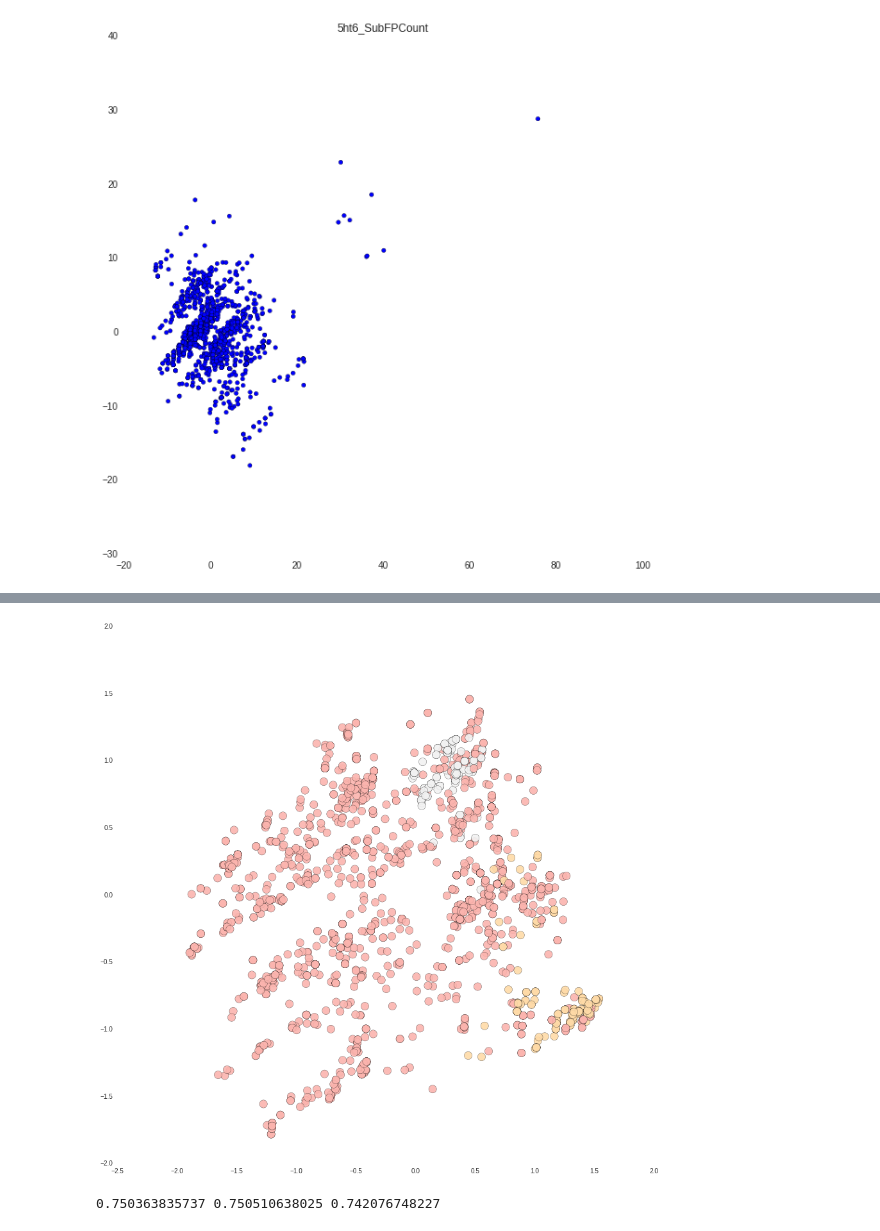
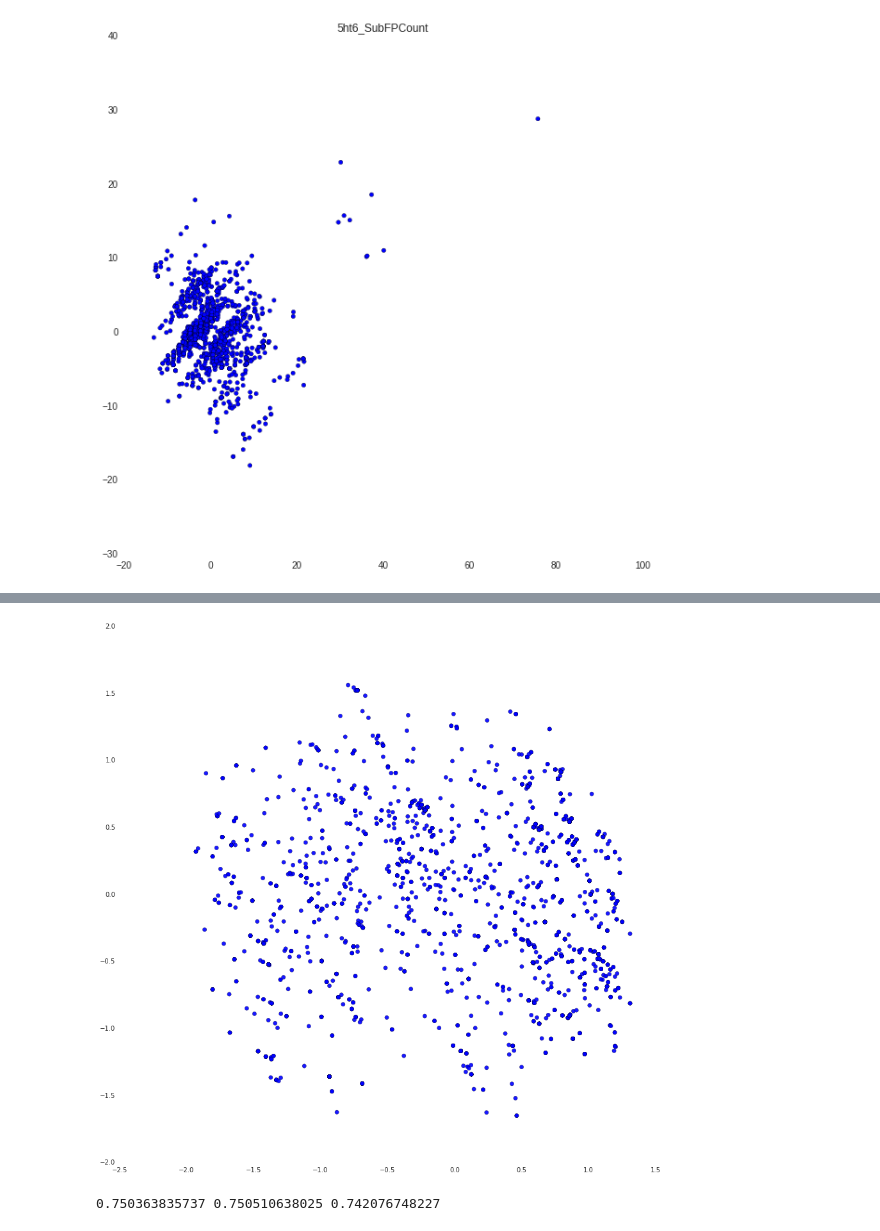
Before and after one commit to gmum/mlls2015, a Jupyter notebook: notebooks/staszek_sketchbook.ipynb, the cells around one changed output, grey strips where cells are left out. Saved outputs shown, nothing was run; the diff lists cells and outputs as text; code cells hidden in the pictures.

```diff
--- a/notebooks/staszek_sketchbook.ipynb
+++ b/notebooks/staszek_sketchbook.ipynb
@@ -175,2 +154,0 @@ data.values()[0]
-# %%
-preprocess_fncs = preprocess_fncs
@@ -461,0 +311,2 @@ print X.shape
+# %%
+protein, fingerprint = proteins[1], fingerprints[0]
@@ -480,14 +745,15 @@ colors = np.array(colors)
 # %%
+import seaborn
 %matplotlib inline
 plt.figure(figsize=(15,15))
 # f, ax = plt.subplots(1,1)
 # for j, cluster in enumerate(clusters[0:2]):
 #     X_pca_picked = X_pca[colors==j,:]
 #     cols = np.array([j for k in range(X_pca_picked.shape[0])])
-plt.scatter(X_pca[:,0], X_pca[:,1], s=150, c=colors, alpha=0.9, cmap=plt.get_cmap("Pastel1"))
+plt.scatter(X_pca[:,0], X_pca[:,1], s=40, alpha=0.9, cmap=plt.get_cmap("Pastel1"))
 plt.show()
 # %% [output]
-[figure, old version]
+[figure, new version]
 # %%
 interestingness_index(X, big_subtrees[0], big_subtrees[1])
 # %% [output]
```
Also changed, not shown: parts of 66 cells of this notebook, 3 other files.
